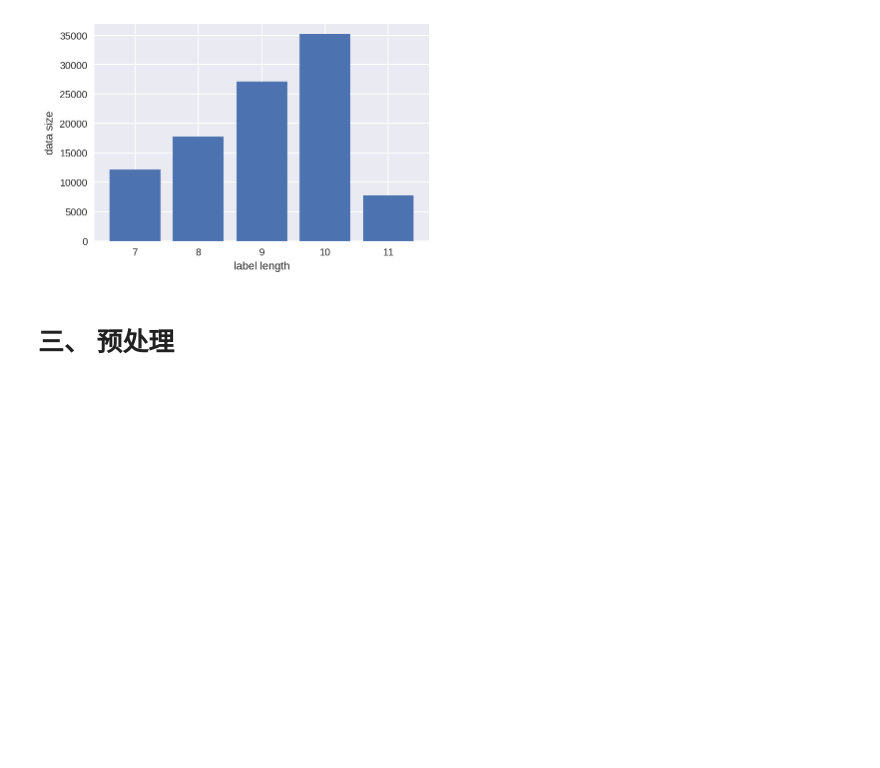
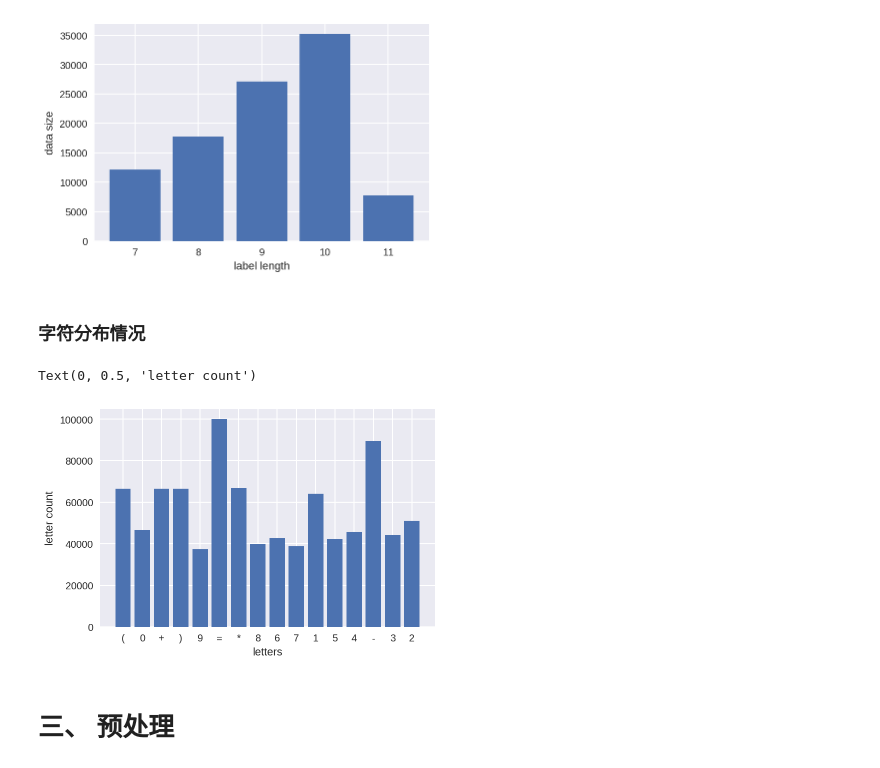
Before and after one commit to rawk-v/MLND-projects, a Jupyter notebook: MLND-capstone-project/capstone_project.ipynb, the cells around one changed output. Cells and saved outputs as stored; diff of their text form; code cells hidden in the pictures; blank space fills up the shorter version.

```diff
--- a/MLND-capstone-project/capstone_project.ipynb
+++ b/MLND-capstone-project/capstone_project.ipynb
@@ -84,6 +84,20 @@ plt.ylabel('data size')
 # %% [output]
 Text(0, 0.5, 'data size')
 [figure]
+# %% [markdown]
+### 字符分布情况
+# %%
+letter_counts = defaultdict(int)
+for label in labels_data.label:
+    for c in label:
+        letter_counts[c] += 1
+
+plt.bar(letter_counts.keys(), letter_counts.values())
+plt.xlabel('letters')
+plt.ylabel('letter count')
+# %% [output]
+Text(0, 0.5, 'letter count')
+[figure, added]
 # %% [markdown]
 # 三、 预处理
 # %% [markdown]
```
Also changed, not shown: parts of 1 cell of this notebook, 4 other files.
